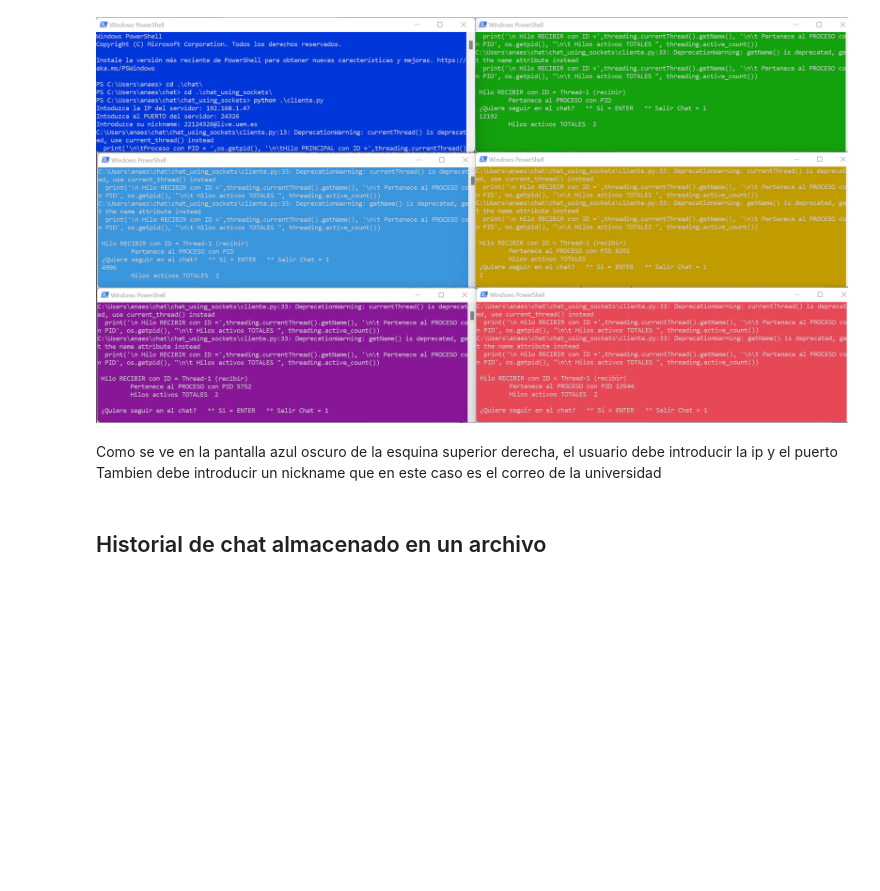
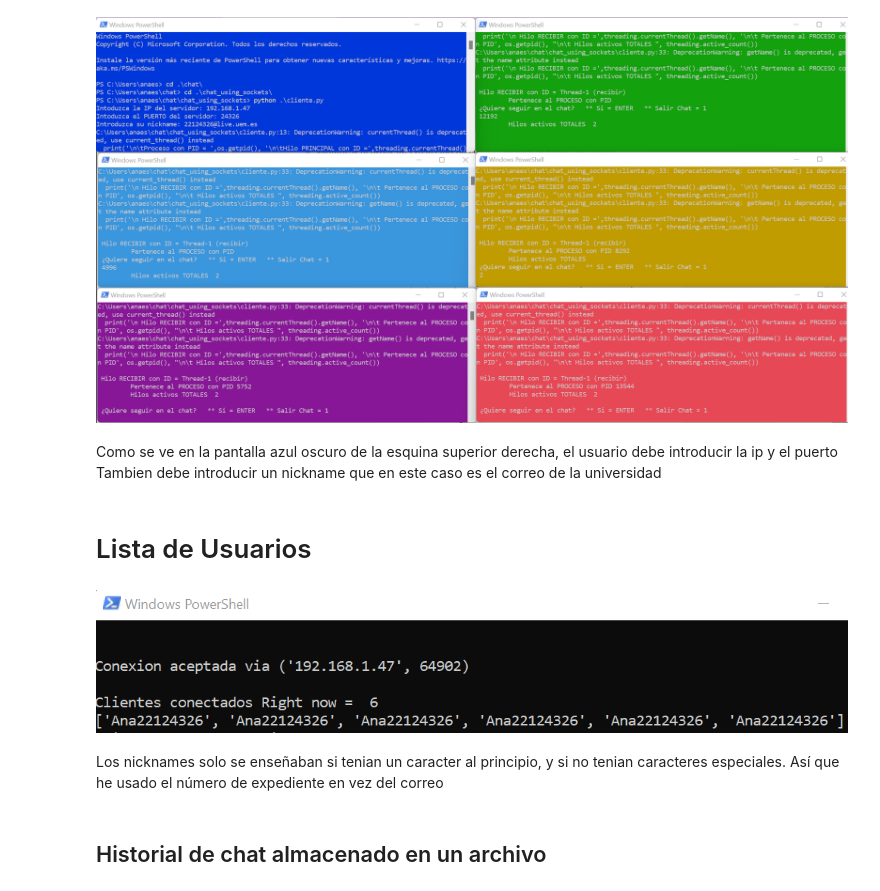
Before and after one commit to anaestg/PCD, a Jupyter notebook: u22124326AI1/u22124326AI1.ipynb, the cells around one changed output. Saved outputs shown, nothing was run; the diff lists cells and outputs as text; code cells hidden in the pictures; blank space fills up the shorter version.

```diff
--- a/u22124326AI1/u22124326AI1.ipynb
+++ b/u22124326AI1/u22124326AI1.ipynb
@@ -25,6 +25,14 @@ display.Image("6Clientes.png")
 # %% [markdown]
 Como se ve en la pantalla azul oscuro de la esquina superior derecha, el usuario debe introducir la ip y el puerto
 Tambien debe introducir un nickname que en este caso es el correo de la universidad
+# %% [markdown]
+# Lista de Usuarios
+# %%
+display.Image("ListaUsuarios.png")
+# %% [output]
+[figure, added]
+# %% [markdown]
+Los nicknames solo se enseñaban si tenian un caracter al principio, y si no tenian caracteres especiales. Así que he usado el número de expediente en vez del correo
 # %% [markdown]
 ## Historial de chat almacenado en un archivo
 # %%
```
